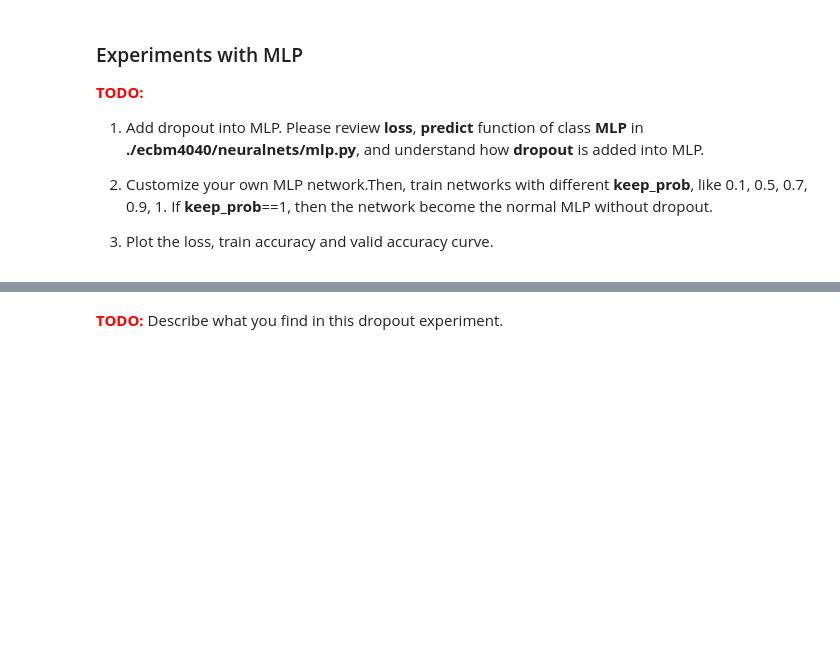
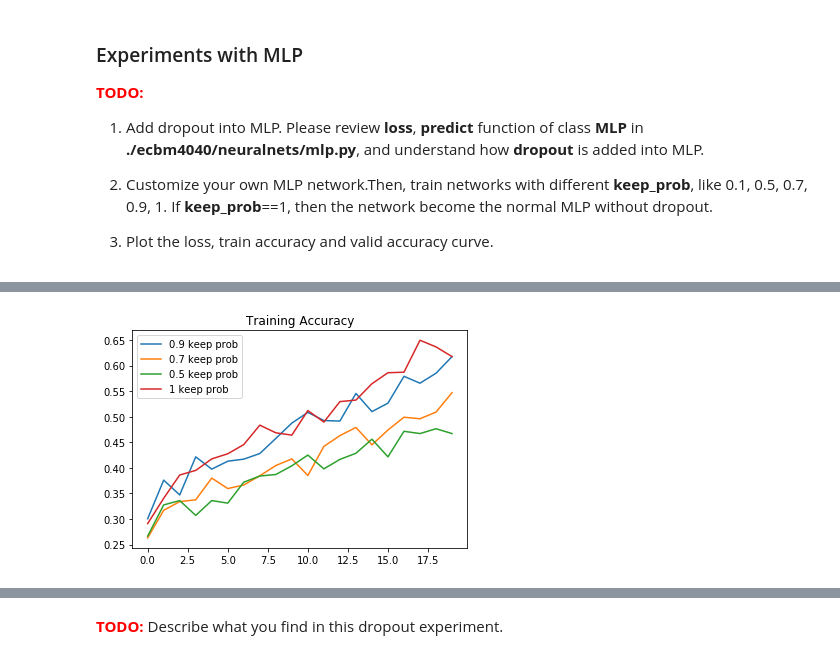
Before and after one commit to crowegian/NNetsDL_F17, a Jupyter notebook: assignment2/task2-regularization.ipynb, the cells around one changed output, grey strips where cells are left out. Drawn from its saved outputs; the diff is of its cells as text; code cells hidden in the pictures; blank space fills up the shorter version.

```diff
--- a/assignment2/task2-regularization.ipynb
+++ b/assignment2/task2-regularization.ipynb
@@ -112,0 +225,12 @@ hist_no_dropout = optimizer.train(model, X_train, y_train, X_val, y_val,
+# %%
+# plot train acc
+histIdx = 1
+plt.plot(hist_09_dropout[histIdx], label="0.9 keep prob")
+plt.plot(hist_07_dropout[histIdx], label="0.7 keep prob")
+plt.plot(hist_05_dropout[histIdx], label="0.5 keep prob")
+plt.plot(hist_no_dropout[histIdx], label="1 keep prob")
+plt.title("Training Accuracy")
+plt.legend()
+plt.show()
+# %% [output]
+[figure, added]
```
Also changed, not shown: parts of 31 cells of this notebook, 1 other file.
